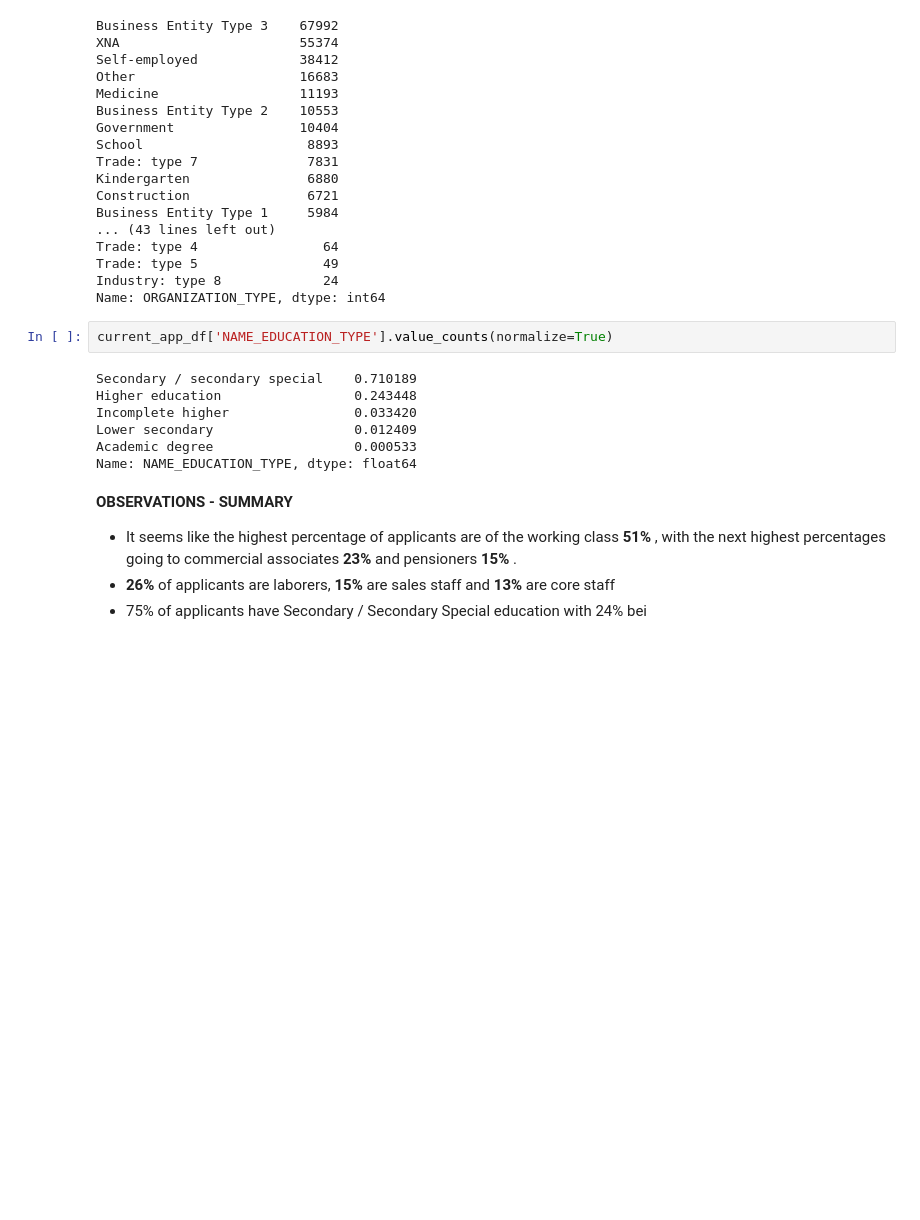
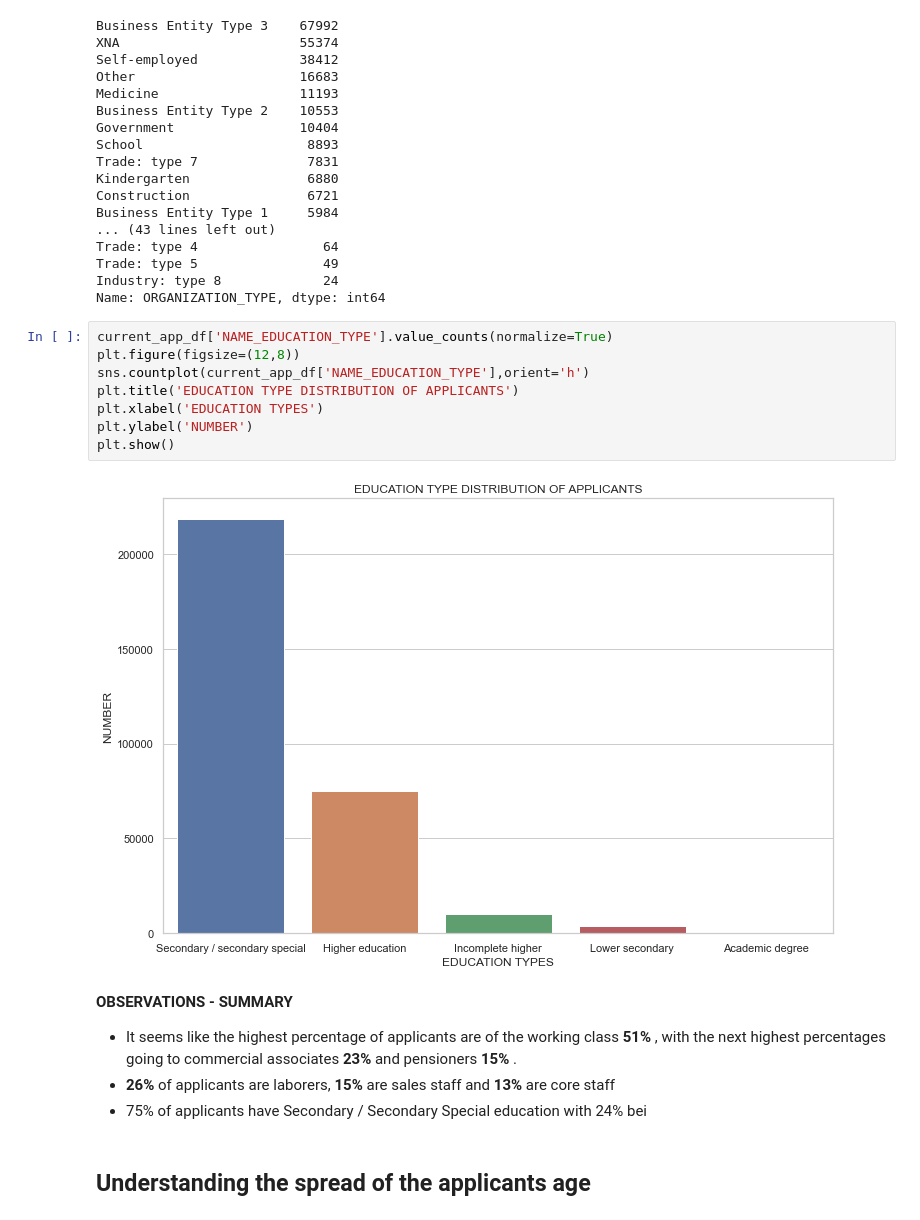
Before and after one commit to abhinav-m/data-science-bootcamp, a Jupyter notebook: upgrad-data-science-primer/Final-EDA-Graded/loan-applicants-data-visualization.ipynb, the cells around one changed output. Saved outputs shown, nothing was run; the diff lists cells and outputs as text; blank space fills up the shorter version.

```diff
--- a/upgrad-data-science-primer/Final-EDA-Graded/loan-applicants-data-visualization.ipynb
+++ b/upgrad-data-science-primer/Final-EDA-Graded/loan-applicants-data-visualization.ipynb
@@ -166,17 +150,20 @@ Trade: type 4                64
 Trade: type 5                49
 Industry: type 8             24
 Name: ORGANIZATION_TYPE, dtype: int64
-# %%
-current_app_df['NAME_EDUCATION_TYPE'].value_counts(normalize=True)
-# %% [output]
-Secondary / secondary special    0.710189
-Higher education                 0.243448
-Incomplete higher                0.033420
-Lower secondary                  0.012409
-Academic degree                  0.000533
-Name: NAME_EDUCATION_TYPE, dtype: float64
+# %%
+current_app_df['NAME_EDUCATION_TYPE'].value_counts(normalize=True)
+plt.figure(figsize=(12,8))
+sns.countplot(current_app_df['NAME_EDUCATION_TYPE'],orient='h')
+plt.title('EDUCATION TYPE DISTRIBUTION OF APPLICANTS')
+plt.xlabel('EDUCATION TYPES')
+plt.ylabel('NUMBER')
+plt.show()
+# %% [output]
+[figure, added]
 # %% [markdown]
 **OBSERVATIONS - SUMMARY**
 * It seems like the highest percentage of applicants are of the working class **51%** , with the next highest percentages going to commercial associates **23%** and pensioners **15%** .
 * **26%** of applicants are laborers, **15%** are sales staff and **13%** are core staff
 * 75% of applicants have Secondary / Secondary Special education with 24% bei
+# %% [markdown]
+## Understanding the spread of the applicants age
```
Also changed, not shown: parts of 13 cells of this notebook.
